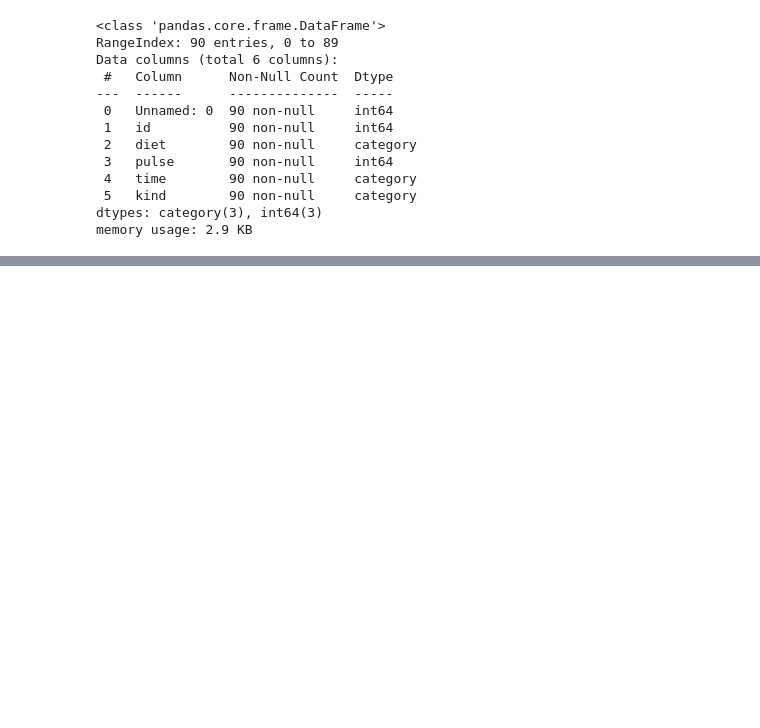
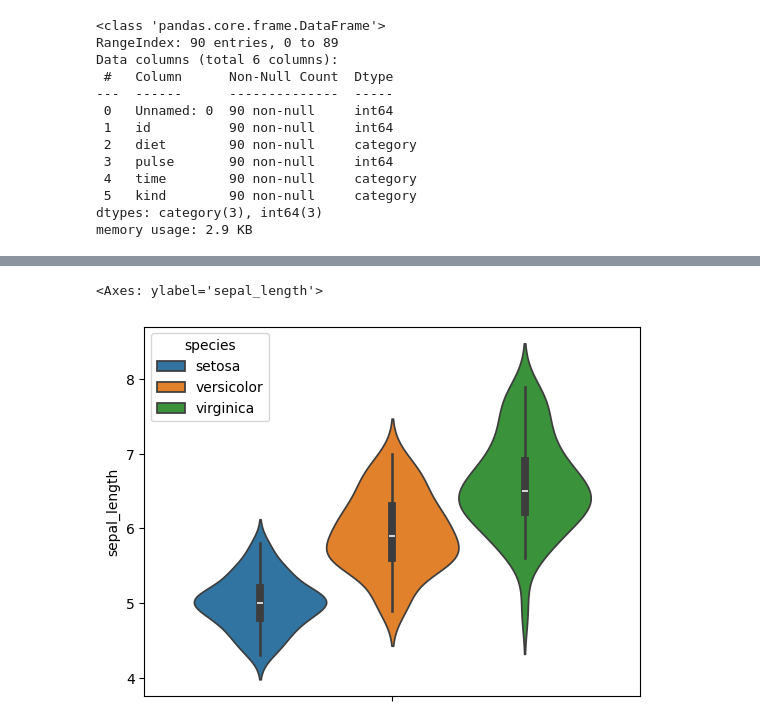
Before and after one commit to memonY49/SMIT-AI-DS-Batch-3, a Jupyter notebook: Untitled3.ipynb, the cells around one changed output, grey strips where cells are left out. Saved outputs shown, nothing was run; the diff lists cells and outputs as text; code cells hidden in the pictures; blank space fills up the shorter version.

```diff
--- a/Untitled3.ipynb
+++ b/Untitled3.ipynb
@@ -195,0 +230,5 @@ memory usage: 2.9 KB
+# %%
+sns.violinplot(iris, y = 'sepal_length', hue = 'species')
+# %% [output]
+<Axes: ylabel='sepal_length'>
+[figure, added]
```
Also changed, not shown: parts of 24 cells of this notebook.
